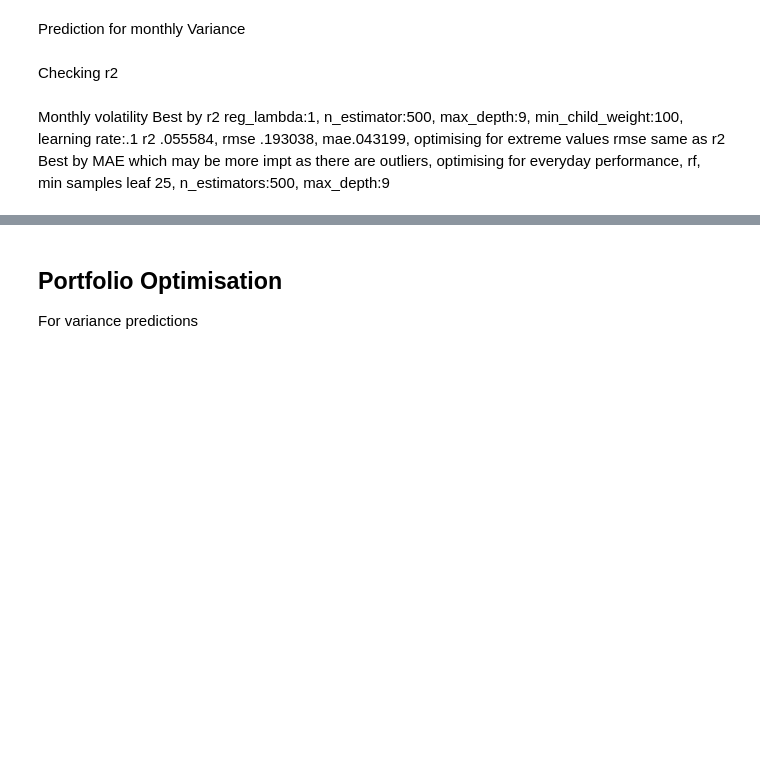
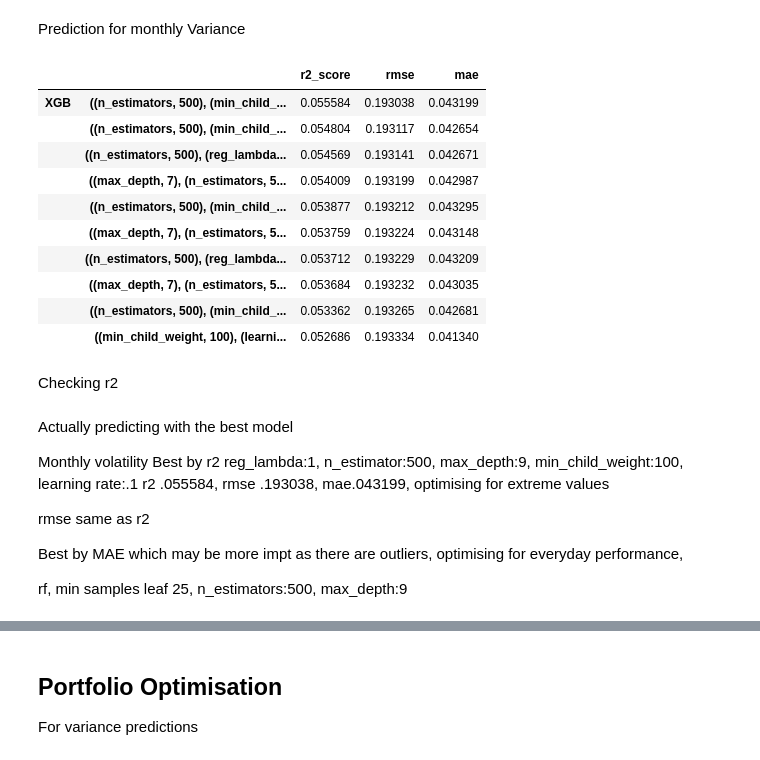
Before and after one commit to rileyteo/dse4212_portfolio_optimisation, a Jupyter notebook: test copy.ipynb, the cells around one changed output, grey strips where cells are left out. Drawn from its saved outputs; the diff is of its cells as text; code cells hidden in the pictures; blank space fills up the shorter version.

```diff
--- a/test copy.ipynb
+++ b/test copy.ipynb
@@ -1455,7 +1605,19 @@ results_df.to_pickle('src/cv_results/monthly_volatility_model_results.pkl')
 # %%
 with open('src/cv_results/monthly_volatility_model_results.pkl', 'rb') as f:
     results_df = pickle.load(f)
-results_df.sort_values(('mae'), ascending=True).head(10)
+results_df.sort_values(('r2_score'), ascending=False).head(10)
+# %% [output]
+|  |  | r2_score | rmse | mae |
+| XGB | ((n_estimators, 500), (min_child_... | 0.055584 | 0.193038 | 0.043199 |
+|  | ((n_estimators, 500), (min_child_... | 0.054804 | 0.193117 | 0.042654 |
+|  | ((n_estimators, 500), (reg_lambda... | 0.054569 | 0.193141 | 0.042671 |
+|  | ((max_depth, 7), (n_estimators, 5... | 0.054009 | 0.193199 | 0.042987 |
+|  | ((n_estimators, 500), (min_child_... | 0.053877 | 0.193212 | 0.043295 |
+|  | ((max_depth, 7), (n_estimators, 5... | 0.053759 | 0.193224 | 0.043148 |
+|  | ((n_estimators, 500), (reg_lambda... | 0.053712 | 0.193229 | 0.043209 |
+|  | ((max_depth, 7), (n_estimators, 5... | 0.053684 | 0.193232 | 0.043035 |
+|  | ((n_estimators, 500), (min_child_... | 0.053362 | 0.193265 | 0.042681 |
+|  | ((min_child_weight, 100), (learni... | 0.052686 | 0.193334 | 0.041340 |
 # %% [markdown]
 Checking r2
 # %%
@@ -1470,10 +1632,15 @@ p.index = testing_data.index
 p.set_index(testing_data.index, inplace=True)
 evaluate_predictions(p, testing_data)
 # %% [markdown]
+Actually predicting with the best model
+
 Monthly volatility
 Best by r2 reg_lambda:1, n_estimator:500, max_depth:9, min_child_weight:100, learning rate:.1 r2 .055584, rmse .193038, mae.043199, optimising for extreme values
+
 rmse same as r2
+
 Best by MAE which may be more impt as there are outliers, optimising for everyday performance,
+
 rf, min samples leaf 25, n_estimators:500, max_depth:9
 # %%
 with open('src/data_monthly_var/volatility_21_targets.pkl', 'rb') as f:
```
Also changed, not shown: parts of 20 cells of this notebook, 14 other files.
